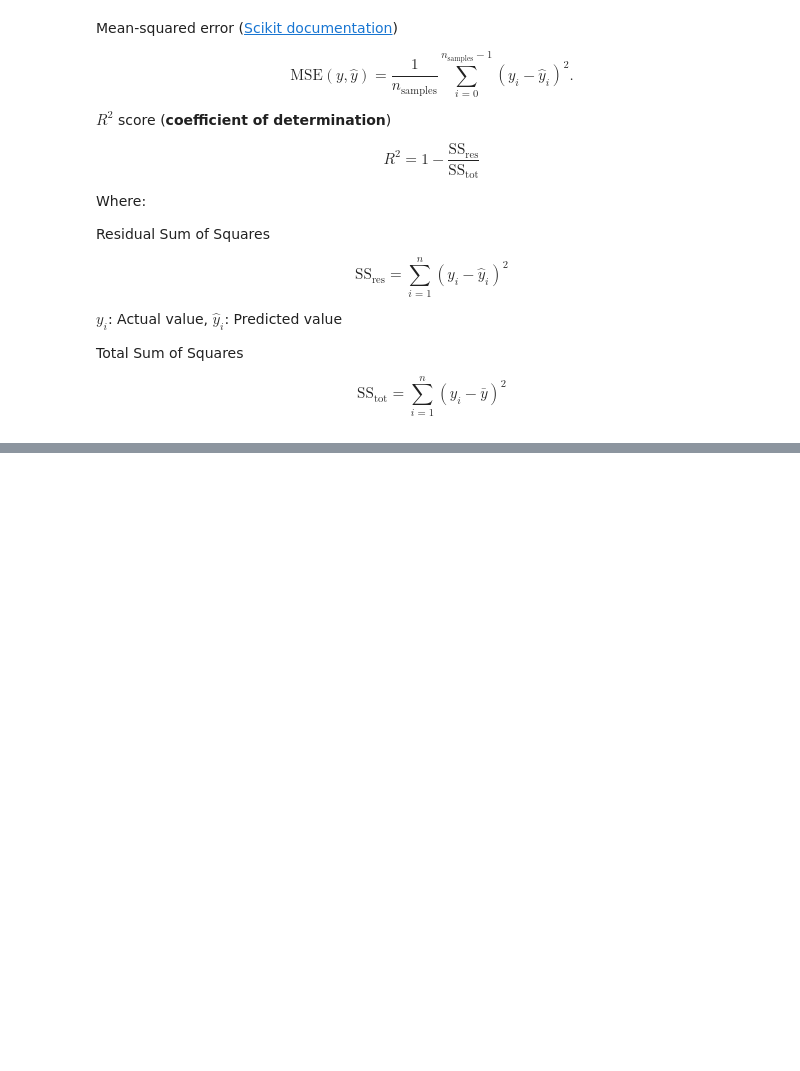
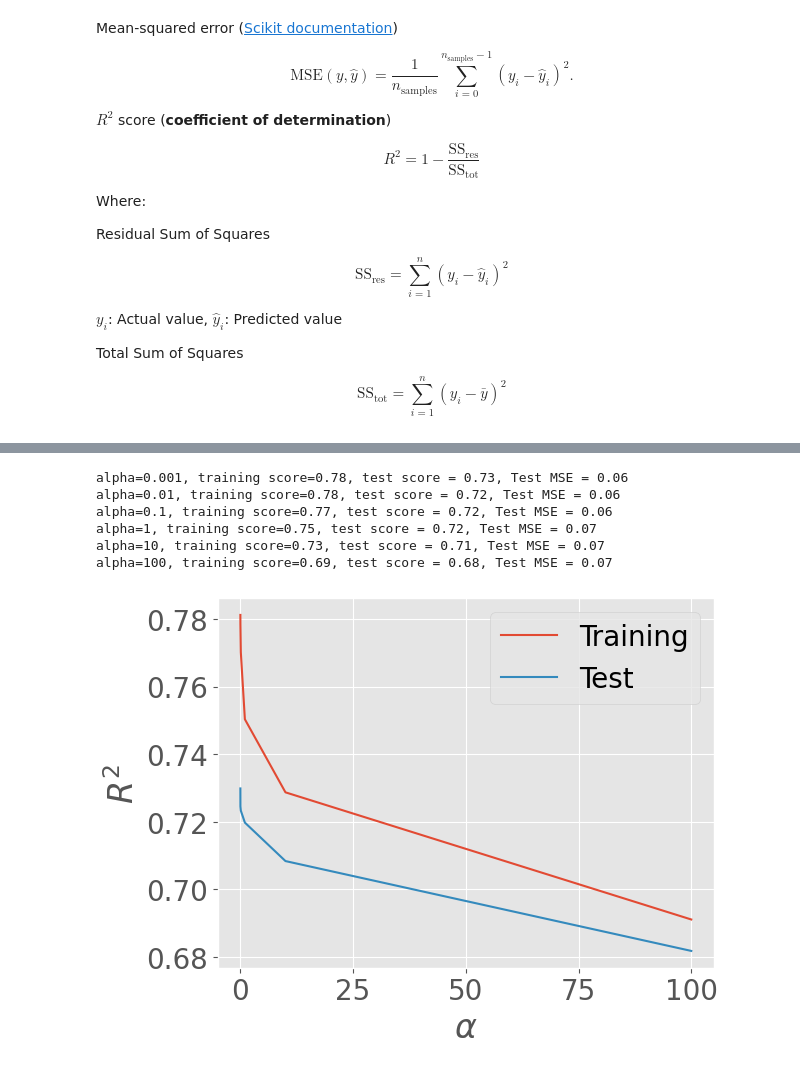
Before and after one commit to arghyadutta/AIComplexSystems, a Jupyter notebook: 04-notebook.ipynb, the cells around one changed output, grey strips where cells are left out. Saved outputs shown, nothing was run; the diff lists cells and outputs as text; code cells hidden in the pictures; blank space fills up the shorter version.

```diff
--- a/04-notebook.ipynb
+++ b/04-notebook.ipynb
@@ -175,0 +232,2 @@ R-squared: 0.9903039677369723
+# %%
+X_train, X_test, y_train, y_test = train_test_split(cancer.data, cancer.target, random_state=0)
@@ -175,0 +240,13 @@ R-squared: 0.9903039677369723
+# %%
+lr = LinearRegression().fit(X_train, y_train)
+
+y_pred = lr.predict(X_test)
+
+print(f"Coefficients = {lr.coef_}")
+print(f"Intercept = {lr.intercept_}")
+
+print(f"Training set r2 score = {lr.score(X_train, y_train):.2f}")
+print(f"Test set r2 score = {lr.score(X_test, y_test):.2f}")
+
+print(f"Mean Squared Error: {mean_squared_error(y_test, y_pred):.2f}")
+pass;
@@ -175,0 +276,37 @@ R-squared: 0.9903039677369723
+# %%
+from sklearn.linear_model import Ridge
+
+# alpha = 0 is OLS for Ridge
+
+alpha_values = [0.001, 0.01, 0.1, 1, 10, 100]
+
+training_score = []
+test_score = []
+training_mse = []
+test_mse = []
+
+for val in alpha_values:
+    ridge = Ridge(alpha=val).fit(X_train, y_train)
+    y_pred = ridge.predict(X_test)
+    train_score = ridge.score(X_train, y_train)
+    tst_score = ridge.score(X_test, y_test)
+    test_mse = mean_squared_error(y_test,y_pred)
+    training_score.append(train_score)
+    test_score.append(tst_score)
+    print(
+        f"alpha={val}, training score={train_score:.2f}, test score = {tst_score:.2f}, Test MSE = {test_mse:.2f}"
+    )
+plt.plot(alpha_values, training_score, label="Training")
+plt.plot(alpha_values, test_score, label="Test")
+plt.legend()
+plt.ylabel('$R^2$')
+plt.xlabel(r'$\alpha$')
+pass;
+# %% [output]
+alpha=0.001, training score=0.78, test score = 0.73, Test MSE = 0.06
+alpha=0.01, training score=0.78, test score = 0.72, Test MSE = 0.06
+alpha=0.1, training score=0.77, test score = 0.72, Test MSE = 0.06
+alpha=1, training score=0.75, test score = 0.72, Test MSE = 0.07
+alpha=10, training score=0.73, test score = 0.71, Test MSE = 0.07
+alpha=100, training score=0.69, test score = 0.68, Test MSE = 0.07
+[figure, added]
```
Also changed, not shown: parts of 13 cells of this notebook.
